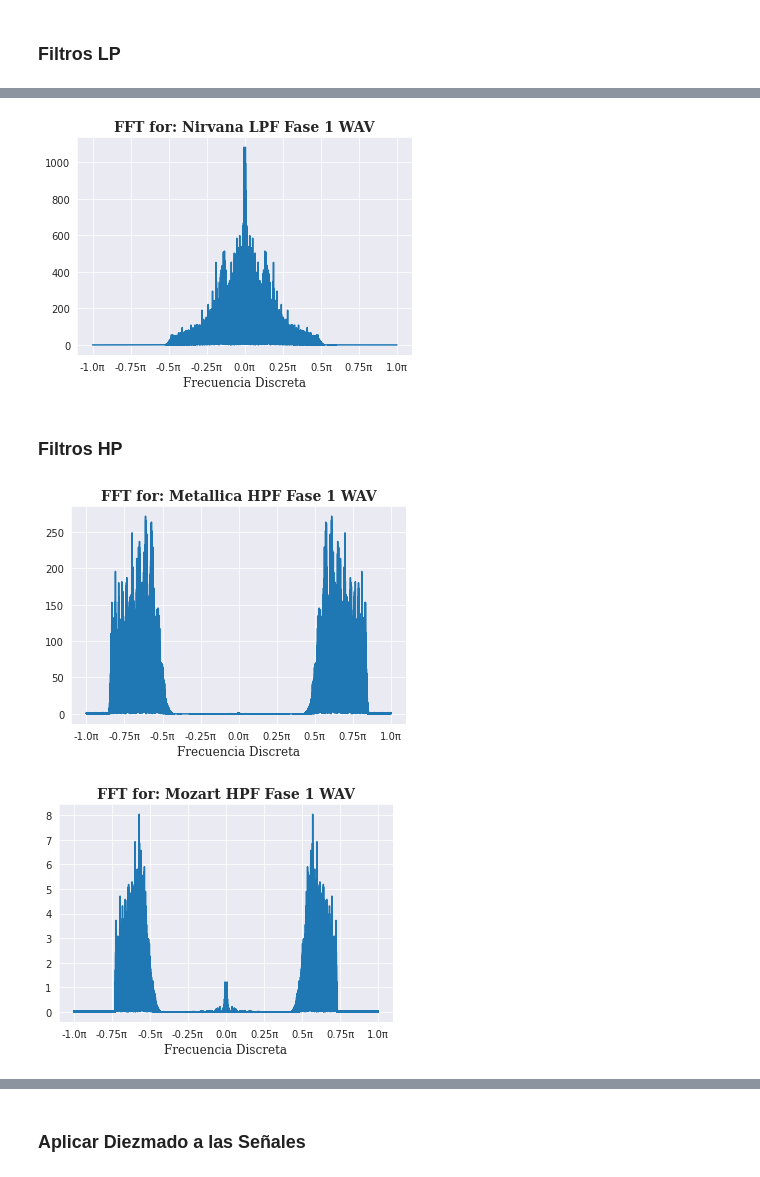
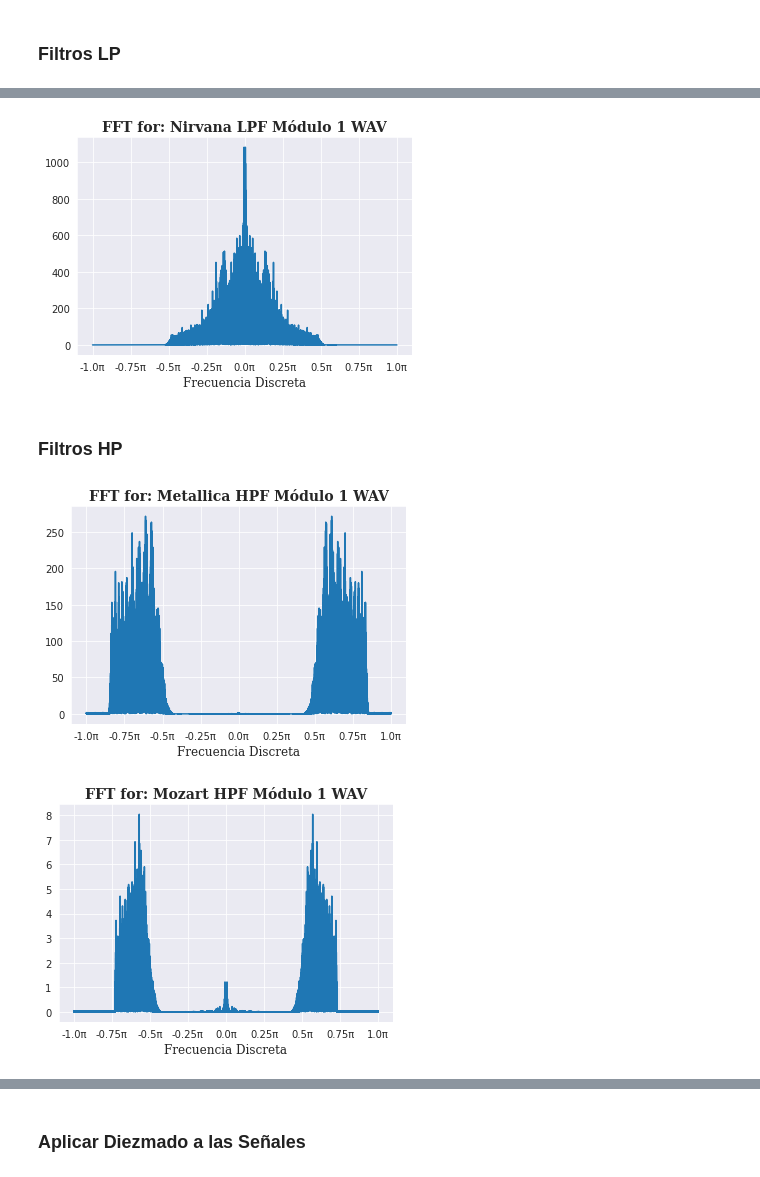
Before and after one commit to capajaro/DSP_Project, a Jupyter notebook: Proyecto_Final_DSP_UN.ipynb, the cells around one changed output, grey strips where cells are left out. Drawn from its saved outputs; the diff is of its cells as text; code cells hidden in the pictures.

```diff
--- a/Proyecto_Final_DSP_UN.ipynb
+++ b/Proyecto_Final_DSP_UN.ipynb
@@ -231,18 +231,18 @@ FoureirPlots(Mozart_Filt_LP_Fase1, samplerate_Mozart, 'Mozart LPF Fase 1')
 # %%
-[Nirvana_w_LP_Fase1, Nirvana_Filt_LP_Fase1, Nirvana_SP_LP_Fase1] = Filtro_LP(Nirvana)
-FoureirPlots(Nirvana_Filt_LP_Fase1, samplerate_Nirvana, 'Nirvana LPF Fase 1')
+[Nirvana_w_LP_Mod1, Nirvana_Filt_LP_Mod1, Nirvana_SP_LP_Mod1] = Filtro_LP(Nirvana)
+FoureirPlots(Nirvana_Filt_LP_Mod1, samplerate_Nirvana, 'Nirvana LPF Módulo 1')
 # %% [output]
-[figure, old version]
+[figure, new version]
 # %% [markdown]
 ### Filtros HP
 # %%
-[Metallica_w_HP_Fase1, Metallica_Filt_HP_Fase1, Metallica_SP_HP_Fase1] = Filtro_HP(Metallica)
-FoureirPlots(Metallica_Filt_HP_Fase1, samplerate_Metallica, 'Metallica HPF Fase 1')
+[Metallica_w_HP_Mod1, Metallica_Filt_HP_Mod1, Metallica_SP_HP_Mod1] = Filtro_HP(Metallica)
+FoureirPlots(Metallica_Filt_HP_Mod1, samplerate_Metallica, 'Metallica HPF Módulo 1')
 # %% [output]
-[figure, old version]
+[figure, new version]
 # %%
-[Mozart_w_HP_Fase1, Mozart_Filt_HP_Fase1, Mozart_SP_HP_Fase1] = Filtro_HP(Mozart)
-FoureirPlots(Mozart_Filt_HP_Fase1, samplerate_Mozart, 'Mozart HPF Fase 1')
+[Mozart_w_HP_Mod1, Mozart_Filt_HP_Mod1, Mozart_SP_HP_Mod1] = Filtro_HP(Mozart)
+FoureirPlots(Mozart_Filt_HP_Mod1, samplerate_Mozart, 'Mozart HPF Módulo 1')
 # %% [output]
-[figure, old version]
+[figure, new version]
 # %%
```
Also changed, not shown: parts of 18 cells of this notebook.
